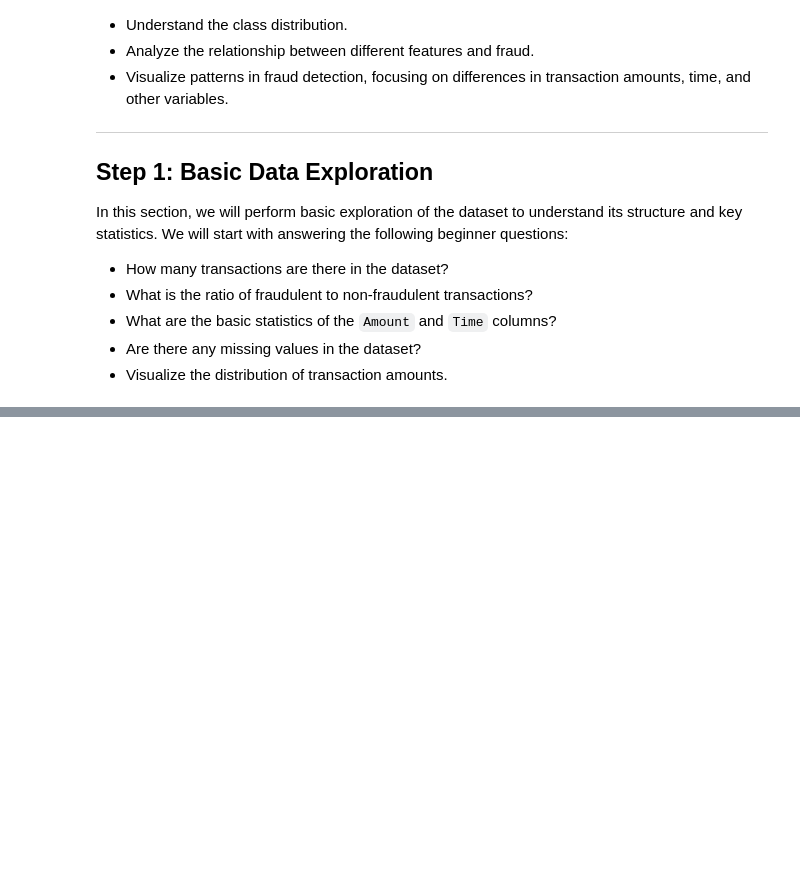
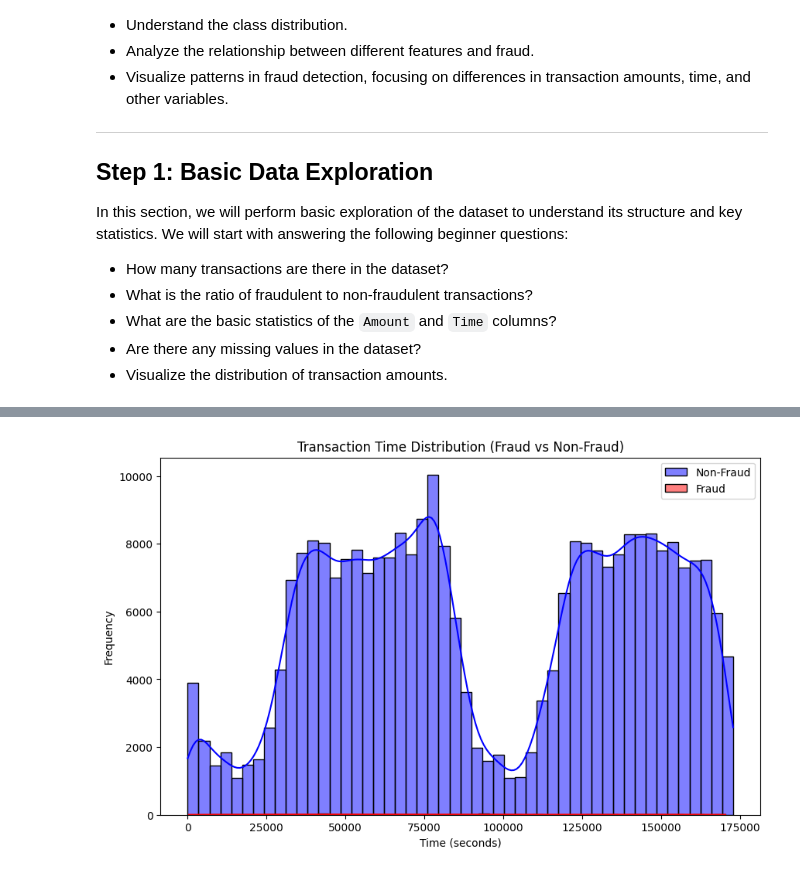
Before and after one commit to rohankumawat/creditCardFraudDetection, a Jupyter notebook: notebooks/data_analysis.ipynb, the cells around one changed output, grey strips where cells are left out. Saved outputs shown, nothing was run; the diff lists cells and outputs as text; code cells hidden in the pictures; blank space fills up the shorter version.

```diff
--- a/notebooks/data_analysis.ipynb
+++ b/notebooks/data_analysis.ipynb
@@ -57,0 +135,12 @@ data.head()
+# %%
+# Visualize the distribution of the 'Time' variable for both fraud and non-fraud transactions
+plt.figure(figsize=(10, 6))
+sns.histplot(data[data['Class'] == 0]['Time'], bins=50, color='blue', label='Non-Fraud', kde=True)
+sns.histplot(data[data['Class'] == 1]['Time'], bins=50, color='red', label='Fraud', kde=True)
+plt.title('Transaction Time Distribution (Fraud vs Non-Fraud)')
+plt.xlabel('Time (seconds)')
+plt.ylabel('Frequency')
+plt.legend()
+plt.show()
+# %% [output]
+[figure, added]
```
Also changed, not shown: parts of 16 cells of this notebook, 1 other file.
